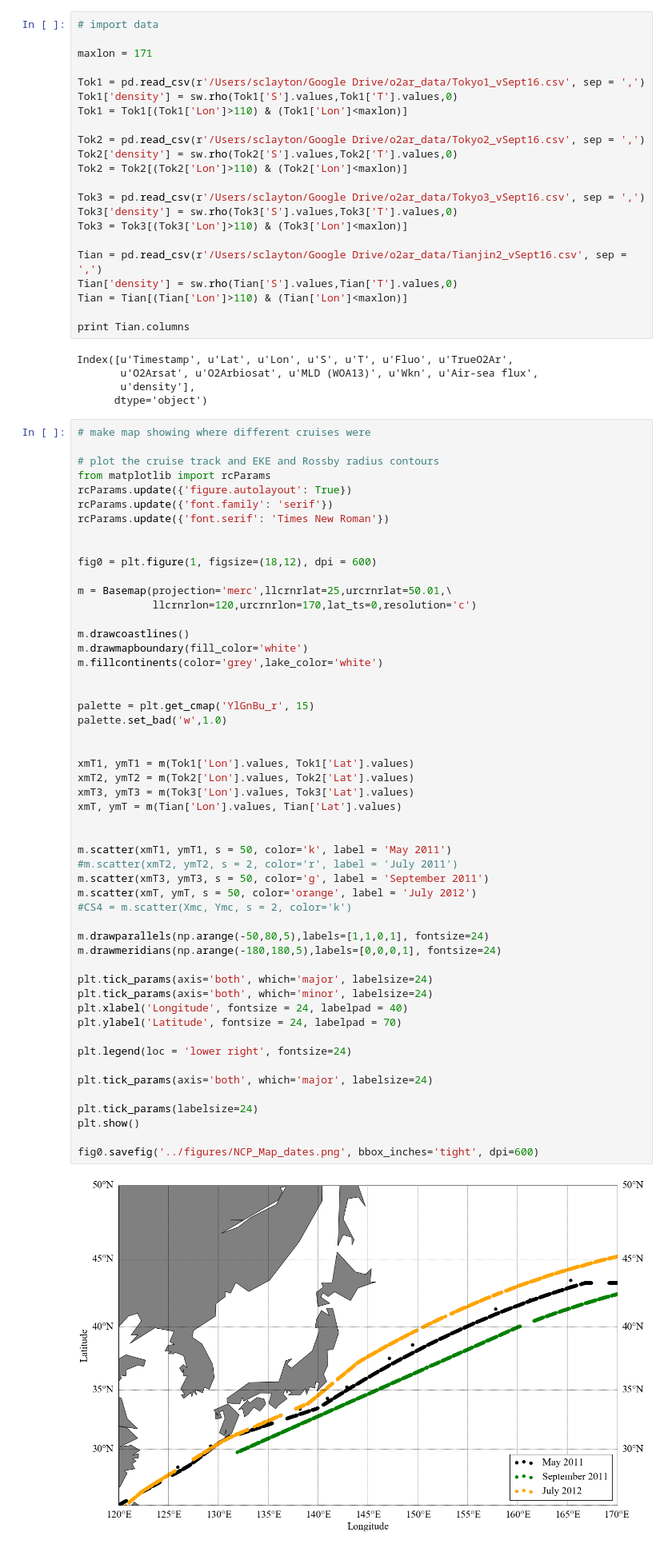
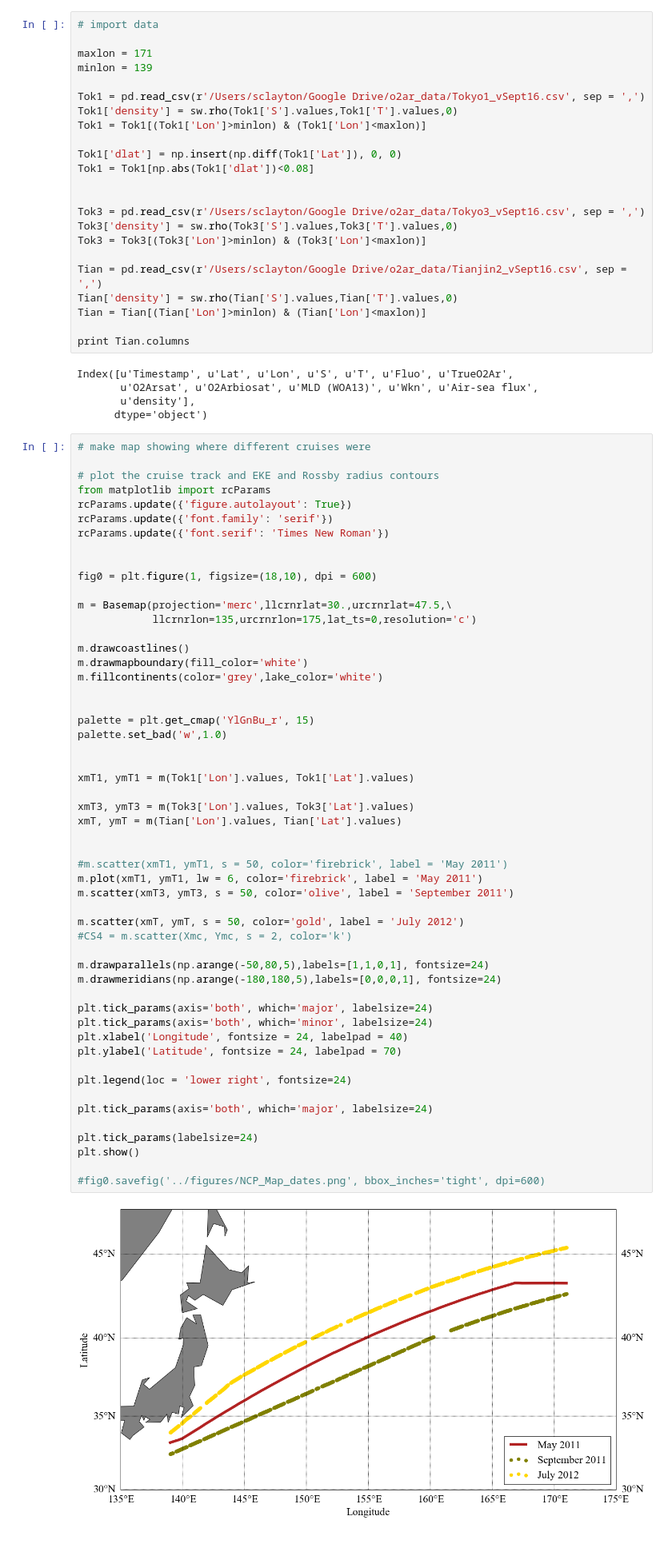
Before and after one commit to sophieclayton/kuroshio_productivity, a Jupyter notebook: NCP_along_track.ipynb, the cells around one changed output. Shown: that part at 80% size. Cells and saved outputs as stored; diff of their text form.

Commit message:
updating figures

```diff
--- a/NCP_along_track.ipynb
+++ b/NCP_along_track.ipynb
@@ -10,22 +10,23 @@ from mpl_toolkits.basemap import Basemap, cm, interp
 # import data
 
 maxlon = 171
+minlon = 139
 
 Tok1 = pd.read_csv(r'/Users/sclayton/Google Drive/o2ar_data/Tokyo1_vSept16.csv', sep = ',')
 Tok1['density'] = sw.rho(Tok1['S'].values,Tok1['T'].values,0)
-Tok1 = Tok1[(Tok1['Lon']>110) & (Tok1['Lon']<maxlon)]
+Tok1 = Tok1[(Tok1['Lon']>minlon) & (Tok1['Lon']<maxlon)]
 
-Tok2 = pd.read_csv(r'/Users/sclayton/Google Drive/o2ar_data/Tokyo2_vSept16.csv', sep = ',')
-Tok2['density'] = sw.rho(Tok2['S'].values,Tok2['T'].values,0)
-Tok2 = Tok2[(Tok2['Lon']>110) & (Tok2['Lon']<maxlon)]
+Tok1['dlat'] = np.insert(np.diff(Tok1['Lat']), 0, 0)
+Tok1 = Tok1[np.abs(Tok1['dlat'])<0.08]
+
 
 Tok3 = pd.read_csv(r'/Users/sclayton/Google Drive/o2ar_data/Tokyo3_vSept16.csv', sep = ',')
 Tok3['density'] = sw.rho(Tok3['S'].values,Tok3['T'].values,0)
-Tok3 = Tok3[(Tok3['Lon']>110) & (Tok3['Lon']<maxlon)]
+Tok3 = Tok3[(Tok3['Lon']>minlon) & (Tok3['Lon']<maxlon)]
 
 Tian = pd.read_csv(r'/Users/sclayton/Google Drive/o2ar_data/Tianjin2_vSept16.csv', sep = ',')
 Tian['density'] = sw.rho(Tian['S'].values,Tian['T'].values,0)
-Tian = Tian[(Tian['Lon']>110) & (Tian['Lon']<maxlon)]
+Tian = Tian[(Tian['Lon']>minlon) & (Tian['Lon']<maxlon)]
 
 print Tian.columns
 # %% [output]
@@ -43,50 +44,51 @@ rcParams.update({'font.family': 'serif'})
 rcParams.update({'font.serif': 'Times New Roman'})
 
 
-fig0 = plt.figure(1, figsize=(18,12), dpi = 600)
+fig0 = plt.figure(1, figsize=(18,10), dpi = 600)
 
-m = Basemap(projection='merc',llcrnrlat=25,urcrnrlat=50.01,\
-            llcrnrlon=120,urcrnrlon=170,lat_ts=0,resolution='c')
+m = Basemap(projection='merc',llcrnrlat=30.,urcrnrlat=47.5,\
+            llcrnrlon=135,urcrnrlon=175,lat_ts=0,resolution='c')
 
 m.drawcoastlines()
 m.drawmapboundary(fill_color='white')
 m.fillcontinents(color='grey',lake_color='white')
 
 
 palette = plt.get_cmap('YlGnBu_r', 15)
 palette.set_bad('w',1.0)
 
 
 xmT1, ymT1 = m(Tok1['Lon'].values, Tok1['Lat'].values)
-xmT2, ymT2 = m(Tok2['Lon'].values, Tok2['Lat'].values)
+
 xmT3, ymT3 = m(Tok3['Lon'].values, Tok3['Lat'].values)
 xmT, ymT = m(Tian['Lon'].values, Tian['Lat'].values)
 
 
-m.scatter(xmT1, ymT1, s = 50, color='k', label = 'May 2011')
-#m.scatter(xmT2, ymT2, s = 2, color='r', label = 'July 2011')
-m.scatter(xmT3, ymT3, s = 50, color='g', label = 'September 2011')
-m.scatter(xmT, ymT, s = 50, color='orange', label = 'July 2012')
+#m.scatter(xmT1, ymT1, s = 50, color='firebrick', label = 'May 2011')
+m.plot(xmT1, ymT1, lw = 6, color='firebrick', label = 'May 2011')
+m.scatter(xmT3, ymT3, s = 50, color='olive', label = 'September 2011')
+
+m.scatter(xmT, ymT, s = 50, color='gold', label = 'July 2012')
 #CS4 = m.scatter(Xmc, Ymc, s = 2, color='k')
 
 m.drawparallels(np.arange(-50,80,5),labels=[1,1,0,1], fontsize=24)
 m.drawmeridians(np.arange(-180,180,5),labels=[0,0,0,1], fontsize=24)
 
 plt.tick_params(axis='both', which='major', labelsize=24)
 plt.tick_params(axis='both', which='minor', labelsize=24)
 plt.xlabel('Longitude', fontsize = 24, labelpad = 40)
 plt.ylabel('Latitude', fontsize = 24, labelpad = 70)
 
 plt.legend(loc = 'lower right', fontsize=24)
 
 plt.tick_params(axis='both', which='major', labelsize=24)
 
 plt.tick_params(labelsize=24)
 plt.show()
 
-fig0.savefig('../figures/NCP_Map_dates.png', bbox_inches='tight', dpi=600)
+#fig0.savefig('../figures/NCP_Map_dates.png', bbox_inches='tight', dpi=600)
 # %% [output]
-[figure, old version]
+[figure, new version]
 # %%
 # make map showing where different cruises were
 
```
Also changed, not shown: parts of 5 cells of this notebook, 4 other files.
